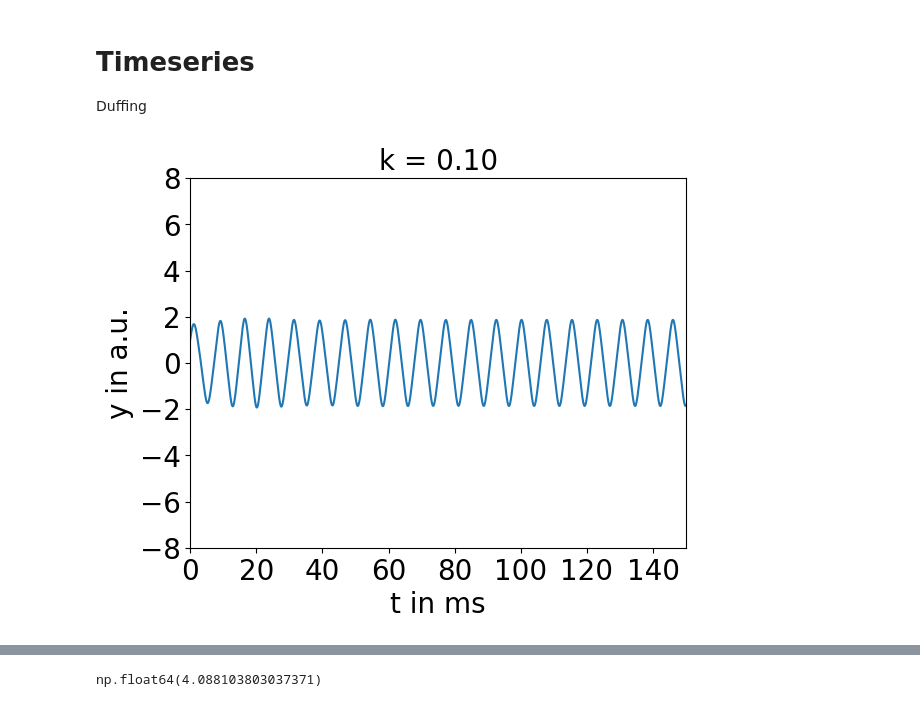
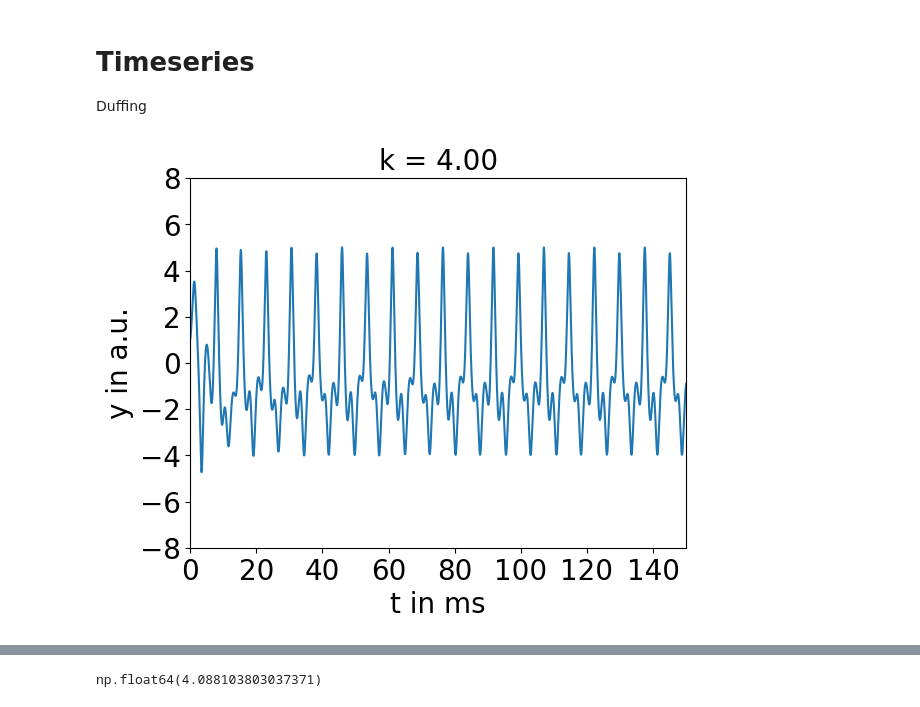
Before and after one commit to huyenanh-nguyen/Vocalization, a Jupyter notebook: Onesidecoupling/simulation.ipynb, the cells around one changed output, grey strips where cells are left out. Saved outputs shown, nothing was run; the diff lists cells and outputs as text; code cells hidden in the pictures.

```diff
--- a/Onesidecoupling/simulation.ipynb
+++ b/Onesidecoupling/simulation.ipynb
@@ -19,30 +19,30 @@ p = 1
 q = 1
 par = x,y,p,q
 # %%
-k = 0.1
+k = 4
 gamma = 0.1
 mu = 2.0 # realistic mu value, because the vocal foldds doesnt oscillate sinousidal
 beta = 0.3
 alpha = 0.2
 lilie = OnesidedCoupling(par, t, keep, k, mu, gamma, alpha, beta)
 
 xsol = lilie.x_solv()
 ysol = lilie.y_solv()
 psol = lilie.p_solv()
 qsol = lilie.q_solv()
 
 plt.plot(t, ysol, label = f"k: {k:.2f}")
 plt.ylabel("y in a.u.", fontsize = 20)
 y_title = "$\gamma$ = " + f"{gamma:.2f}, ß = " + f"{beta:.2f}, $\\alpha$ = " + f"{alpha:.2f}, $\mu$ = " + f"{mu:.2f}, x$_0$ = " + f"{par[0]:.2f}, y$_0$ = "+ f"{par[1]:.2f}, p$_0$ = "+ f"{par[2]:.2f}, q$_0$ = "+ f"{par[3]:.2f}"
 # plt.legend(fontsize = 16, loc = "upper left")
 plt.xlabel("t in ms", fontsize = 20)
 plt.title("k = " + f"{k:.2f}", fontsize = 20)
 
 plt.xticks(fontsize = 20)
 plt.yticks(fontsize = 20)
 plt.ylim([-8, 8])
 plt.xlim([0,150])
 # plt.savefig(path + "y_timeseries_alpha05" + ".png", dpi =  300, bbox_inches = "tight")
 plt.show()
 # %% [output]
-[figure, old version]
+[figure, new version]
```
Also changed, not shown: parts of 3 cells of this notebook, 6 other files.
